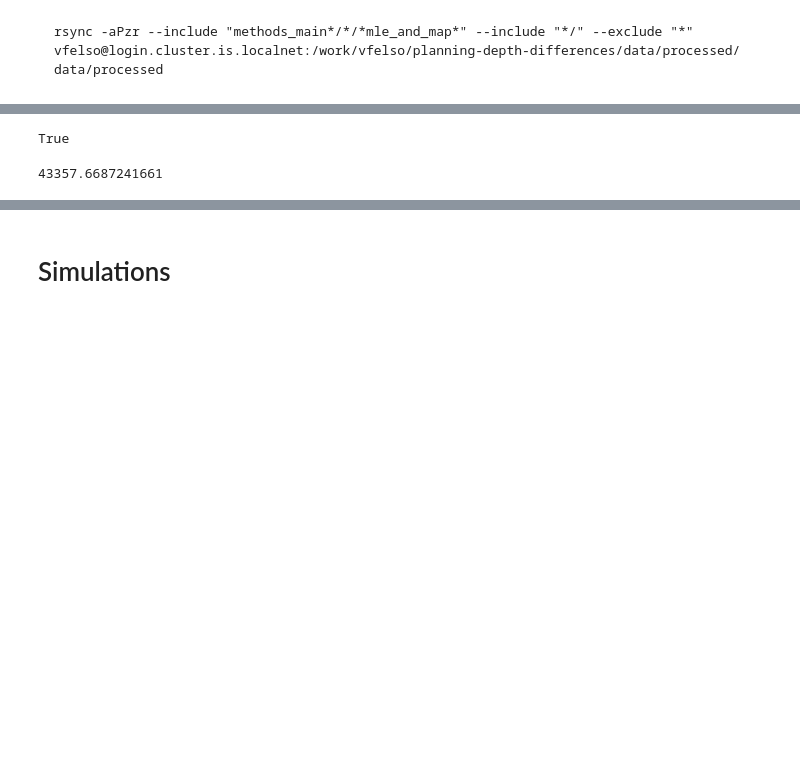
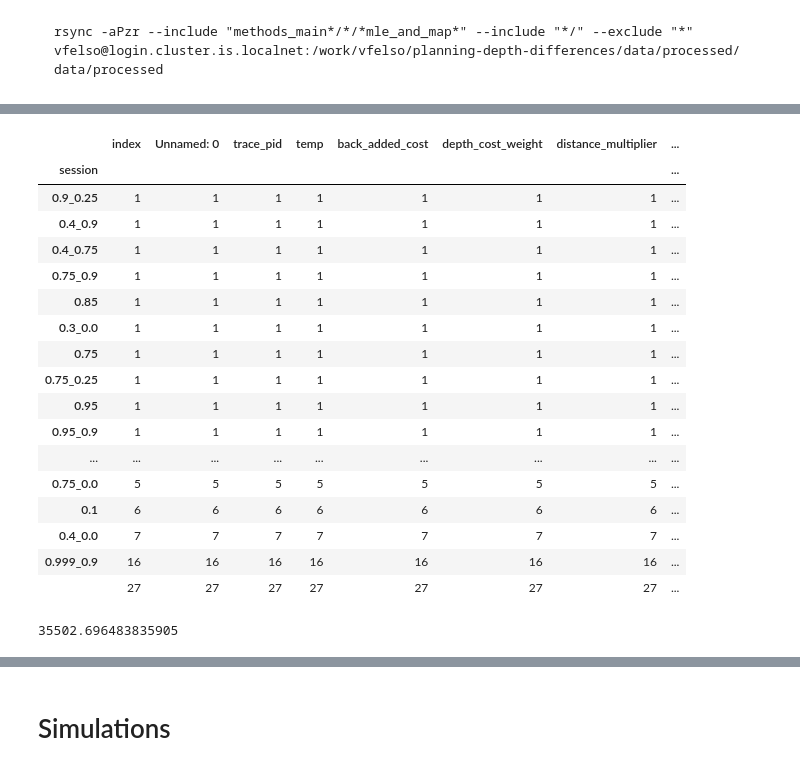
Before and after one commit to RationalityEnhancementGroup/planning-depth-differences, a Jupyter notebook: analysis/methods/static/Discount factor analysis.ipynb, the cells around one changed output, grey strips where cells are left out. Drawn from its saved outputs; the diff is of its cells as text; code cells hidden in the pictures; blank space fills up the shorter version.

```diff
--- a/analysis/methods/static/Discount factor analysis.ipynb
+++ b/analysis/methods/static/Discount factor analysis.ipynb
@@ -215,5 +202,0 @@ best_param_rows = discount_fitted_data.loc[
-# %%
-from collections import Counter
-np.all([counter == 1 for pid, counter in Counter(best_param_rows["trace_pid"]).most_common(5)])
-# %% [output]
-True
@@ -231,4 +203,43 @@ best_param_rows["bic"] = best_param_rows.apply(
-# %%
-best_param_rows.sum()["bic"]
-# %% [output]
-43357.6687241661
+# %%
+optimization_dfs = pd.read_csv("discount_factors.csv")
+optimization_dfs["session"]=optimization_dfs["session"].fillna("")
+# %%
+optimization_dfs=optimization_dfs.reset_index()
+best_param_rows = optimization_dfs.loc[
+    optimization_dfs.groupby(["trace_pid"]).idxmax()["value"]
+]
+# %%
+best_param_rows.groupby(["session"]).count().sort_values(by="trace_pid")
+# %% [output]
+|  | index | Unnamed: 0 | trace_pid | temp | back_added_cost | depth_cost_weight | distance_multiplier | ... |
+| session |  |  |  |  |  |  |  | ... |
+| 0.9_0.25 | 1 | 1 | 1 | 1 | 1 | 1 | 1 | ... |
+| 0.4_0.9 | 1 | 1 | 1 | 1 | 1 | 1 | 1 | ... |
+| 0.4_0.75 | 1 | 1 | 1 | 1 | 1 | 1 | 1 | ... |
+| 0.75_0.9 | 1 | 1 | 1 | 1 | 1 | 1 | 1 | ... |
+| 0.85 | 1 | 1 | 1 | 1 | 1 | 1 | 1 | ... |
+| 0.3_0.0 | 1 | 1 | 1 | 1 | 1 | 1 | 1 | ... |
+| 0.75 | 1 | 1 | 1 | 1 | 1 | 1 | 1 | ... |
+| 0.75_0.25 | 1 | 1 | 1 | 1 | 1 | 1 | 1 | ... |
+| 0.95 | 1 | 1 | 1 | 1 | 1 | 1 | 1 | ... |
+| 0.95_0.9 | 1 | 1 | 1 | 1 | 1 | 1 | 1 | ... |
+| ... | ... | ... | ... | ... | ... | ... | ... | ... |
+| 0.75_0.0 | 5 | 5 | 5 | 5 | 5 | 5 | 5 | ... |
+| 0.1 | 6 | 6 | 6 | 6 | 6 | 6 | 6 | ... |
+| 0.4_0.0 | 7 | 7 | 7 | 7 | 7 | 7 | 7 | ... |
+| 0.999_0.9 | 16 | 16 | 16 | 16 | 16 | 16 | 16 | ... |
+|  | 27 | 27 | 27 | 27 | 27 | 27 | 27 | ... |
+# %%
+from statsmodels.tools.eval_measures import bic
+
+best_param_rows["bic"] = best_param_rows.apply(
+    lambda row: bic(
+    llf=row["value"],
+    nobs=20,
+    df_modelwc=6, # temp, discount rate, alpha, forw, eff, dist\n",
+    ),
+    axis=1)
+
+best_param_rows.sum()["bic"]
+# %% [output]
+35502.696483835905
```
Also changed, not shown: parts of 45 cells of this notebook, 12 other files.
